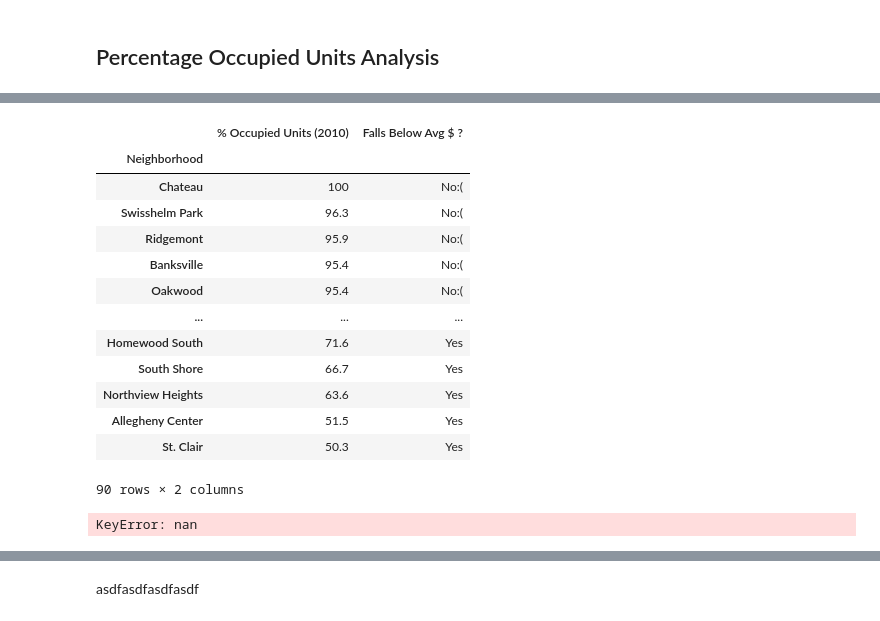
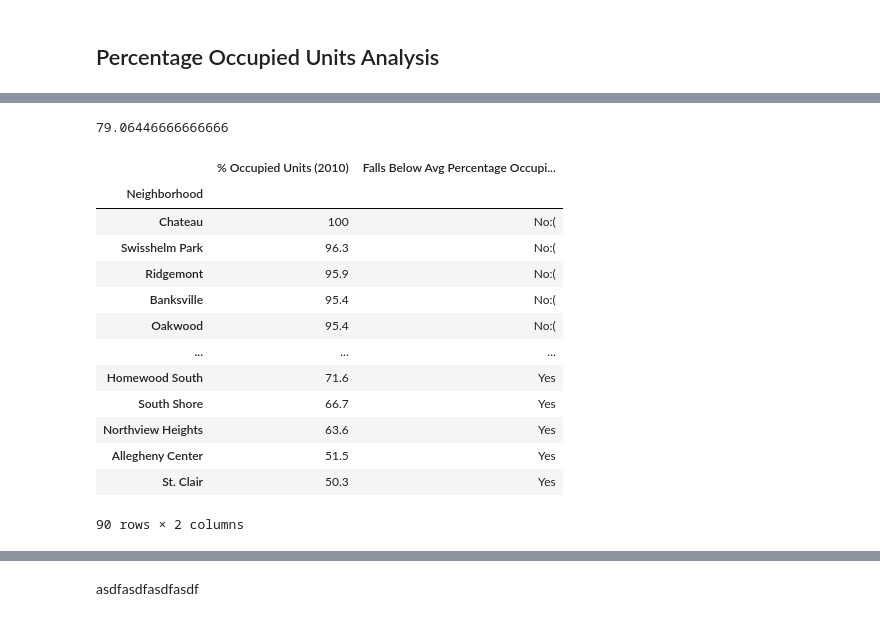
Before and after one commit to Nick0306/Big_Ideas_Final_Project, a Jupyter notebook: Dataset Notebooks/Housing.ipynb, the cells around one changed output, grey strips where cells are left out. Saved outputs shown, nothing was run; the diff lists cells and outputs as text; code cells hidden in the pictures.

```diff
--- a/Dataset Notebooks/Housing.ipynb
+++ b/Dataset Notebooks/Housing.ipynb
@@ -9,12 +11,11 @@
 # %%
 import pandas as pd
-
+import numpy as np
+import geopandas as geo
 %matplotlib inline
-
-import numpy as np
-
-data = pd.read_csv("https://data.wprdc.org/dataset/40188e1c-6d2e-4f20-9391-607bd3054949/resource/9890875b-c1d1-4e64-8fc9-a4a8dc433745/download/housing.csv", index_col = "Neighborhood")
-
+import matplotlib.pyplot as plt
+data = pd.read_csv("housing.csv",
+                                       index_col="Neighborhood")
 data.head(50)
 
 # % Occupied Units
@@ -47,35 +54,35 @@ asdfasdfasdfasdf
 # %%
 # % Occupied Units
-# Median Home Value
+# Median Home Value (2010)
 # Est. Avg. Years of Residence
 count = 0
 for x in data["% Occupied Units (2010)"]:
      x = str(x).rstrip('%')
      data.iloc[count, 4] = float(x)
      count+=1
+
 units = data.sort_values(by=['% Occupied Units (2010)'], ascending = False).iloc[0:, 4:5]
-
-#units
-# strips the % symbol and makes the numbers floats
 
 
 #mean is calculated
 mean = float(units.mean())
+print(mean*0.93)
 
-units["Falls Below Avg $ ?"] = np.nan
+units["Falls Below Avg Percentage Occupied Units?"] = np.nan
 #only values a certain quantity less than the mean are printed
 c = 0
 for x in range(len(units)):
     #put the special fraction here, based on the survey (out of 5)
     temp = units.iloc[x,0]
     if (temp < mean*0.93):
         units.iloc[x,1] = "Yes"
         c+=1
     else:
         units.iloc[x,1] = "No:("
 units
 # %% [output]
+79.06446666666666
-|  | % Occupied Units (2010) | Falls Below Avg $ ? |
+|  | % Occupied Units (2010) | Falls Below Avg Percentage Occupi... |
 | Neighborhood |  |  |
 | Chateau | 100 | No:( |
 | Swisshelm Park | 96.3 | No:( |
@@ -88,16 +95,4 @@ units
 | Northview Heights | 63.6 | Yes |
 | Allegheny Center | 51.5 | Yes |
 | St. Clair | 50.3 | Yes |
-90 rows × 2 columns
+90 rows × 2 columns
-# %%
-# Tried visualization with graphs, didn't work
-
-# create some random categorical data
-df2 = pd.DataFrame(np.random.randint(1,100,size=(90,90)),
-                   columns=data["Median Home Value (2000)"],
-                   index=data["% Occupied Units (2010)"])
-
-# Plot a bar chart
-df2.plot(kind="bar")
-# %% [output]
-KeyError: nan
```
Also changed, not shown: parts of 12 cells of this notebook, 2 other files.
